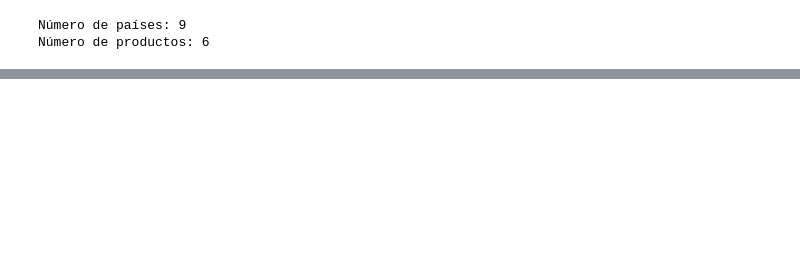
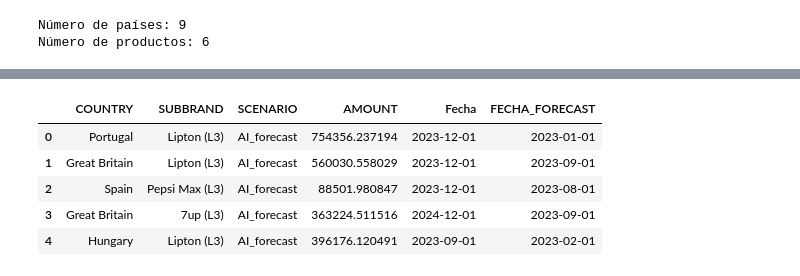
Before and after one commit to MiguelEgidoMorales/UFV-visualizacion, a Jupyter notebook: ejercicio_de_clase/Clase2.ipynb, the cells around one changed output, grey strips where cells are left out. Drawn from its saved outputs; the diff is of its cells as text; code cells hidden in the pictures; blank space fills up the shorter version.

```diff
--- a/ejercicio_de_clase/Clase2.ipynb
+++ b/ejercicio_de_clase/Clase2.ipynb
@@ -41,0 +163,15 @@ Número de productos: 6
+# %%
+df["FECHA_FORECAST"] = pd.to_datetime(
+    df[["MONTH_FROM_FORECAST", "FORECAST_YEAR"]]
+    .assign(DAY=1)
+    .rename(columns={"MONTH_FROM_FORECAST": "MONTH", "FORECAST_YEAR": "YEAR"})
+)
+df = df.drop(columns=['MONTH_FROM_FORECAST', 'FORECAST_YEAR','FORECAST'])
+df.head()
+# %% [output]
+|  | COUNTRY | SUBBRAND | SCENARIO | AMOUNT | Fecha | FECHA_FORECAST |
+| 0 | Portugal | Lipton (L3) | AI_forecast | 754356.237194 | 2023-12-01 | 2023-01-01 |
+| 1 | Great Britain | Lipton (L3) | AI_forecast | 560030.558029 | 2023-12-01 | 2023-09-01 |
+| 2 | Spain | Pepsi Max (L3) | AI_forecast | 88501.980847 | 2023-12-01 | 2023-08-01 |
+| 3 | Great Britain | 7up (L3) | AI_forecast | 363224.511516 | 2024-12-01 | 2023-09-01 |
+| 4 | Hungary | Lipton (L3) | AI_forecast | 396176.120491 | 2023-09-01 | 2023-02-01 |
```
Also changed, not shown: parts of 47 cells of this notebook.
